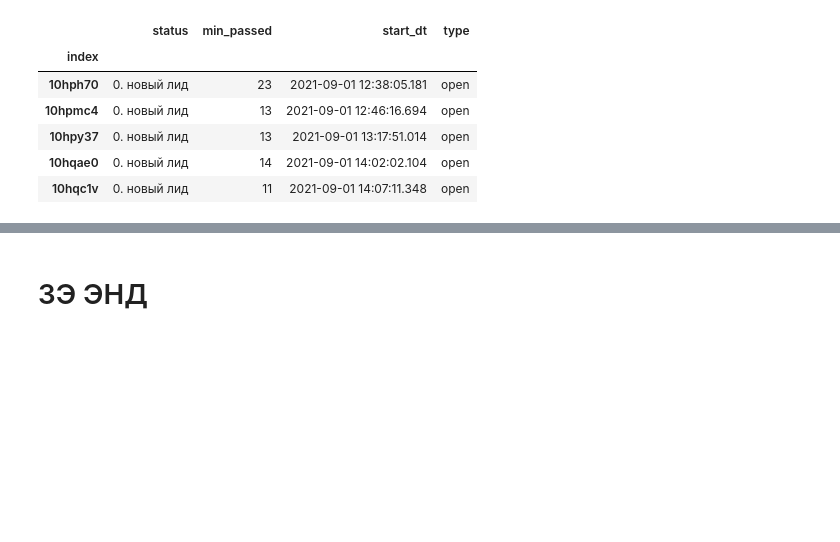
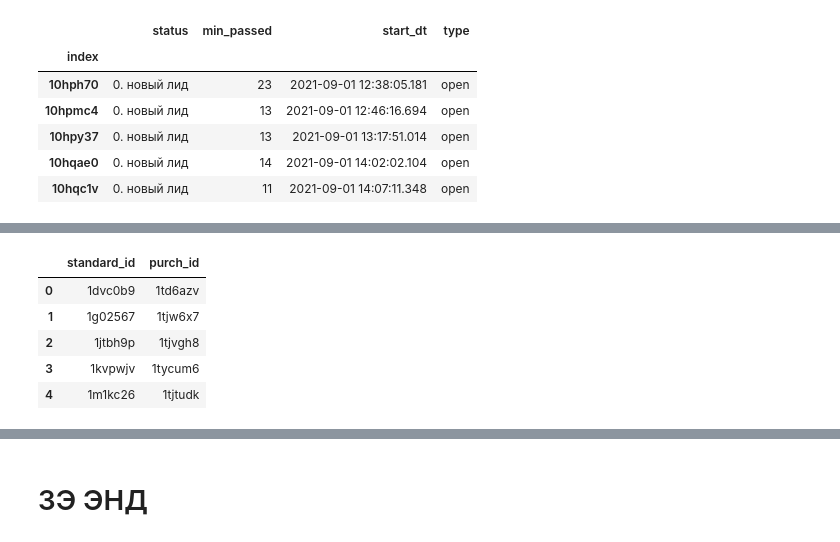
Before and after one commit to pilyavetsb/ClickUp-API-Wrapper, a Jupyter notebook: ClickUpDataLoader.ipynb, the cells around one changed output, grey strips where cells are left out. Cells and saved outputs as stored; diff of their text form; code cells hidden in the pictures; blank space fills up the shorter version.

```diff
--- a/ClickUpDataLoader.ipynb
+++ b/ClickUpDataLoader.ipynb
@@ -329,0 +331,17 @@ parent.head()
+# %%
+# проделываем то же самое для столбца со ссылкой на купленные пакеты по новому флоу
+new_flow_purch = (
+    df2['Первая оплата'].dropna()
+                        .explode()
+                        .apply(pd.Series)
+                        .add_prefix("purch_")
+    )
+new_flow_purch = new_flow_purch[['purch_id']].reset_index()
+new_flow_purch.head()
+# %% [output]
+|  | standard_id | purch_id |
+| 0 | 1dvc0b9 | 1td6azv |
+| 1 | 1g02567 | 1tjw6x7 |
+| 2 | 1jtbh9p | 1tjvgh8 |
+| 3 | 1kvpwjv | 1tycum6 |
+| 4 | 1m1kc26 | 1tjtudk |
```
Also changed, not shown: parts of 21 cells of this notebook.
